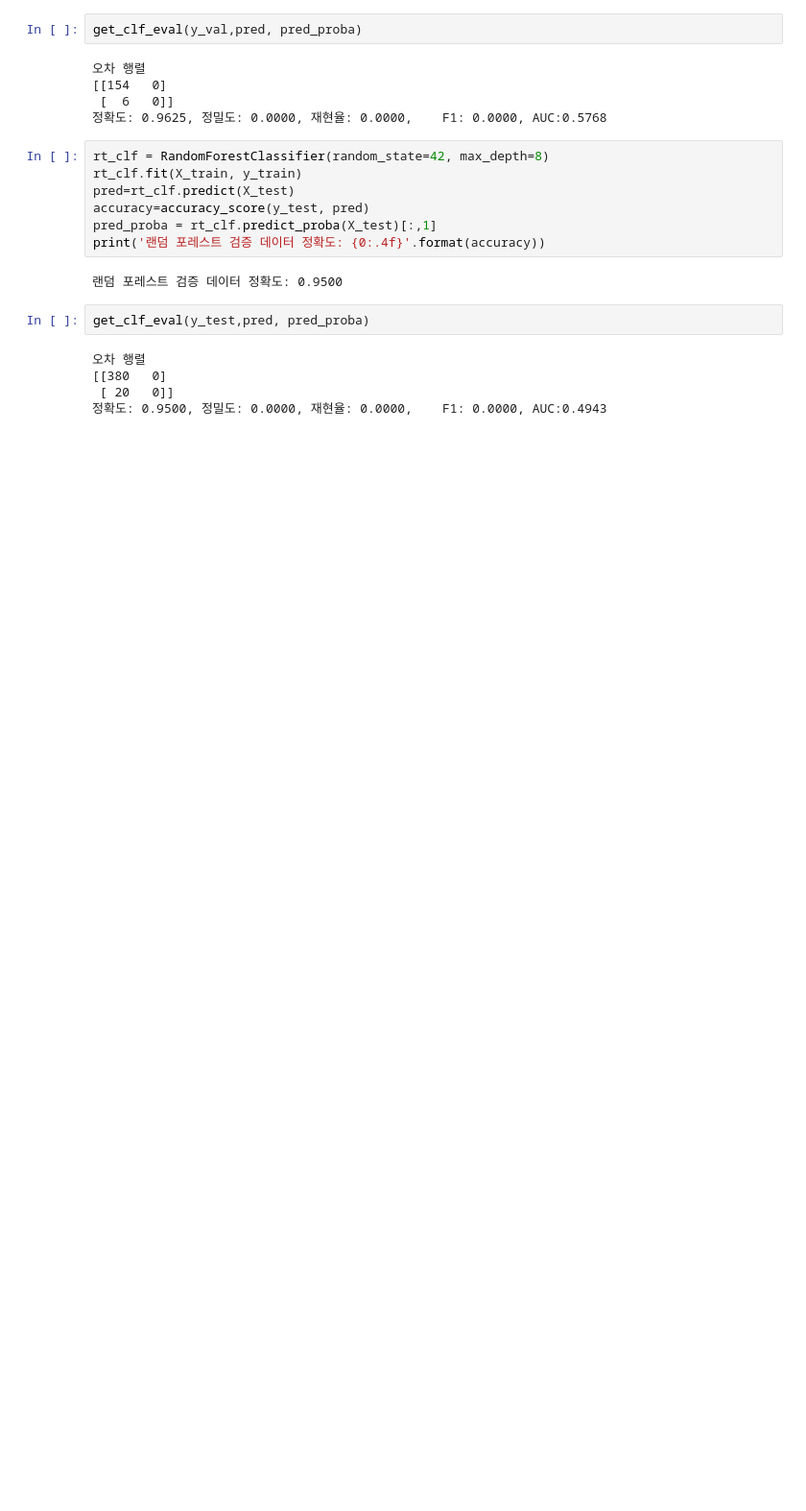
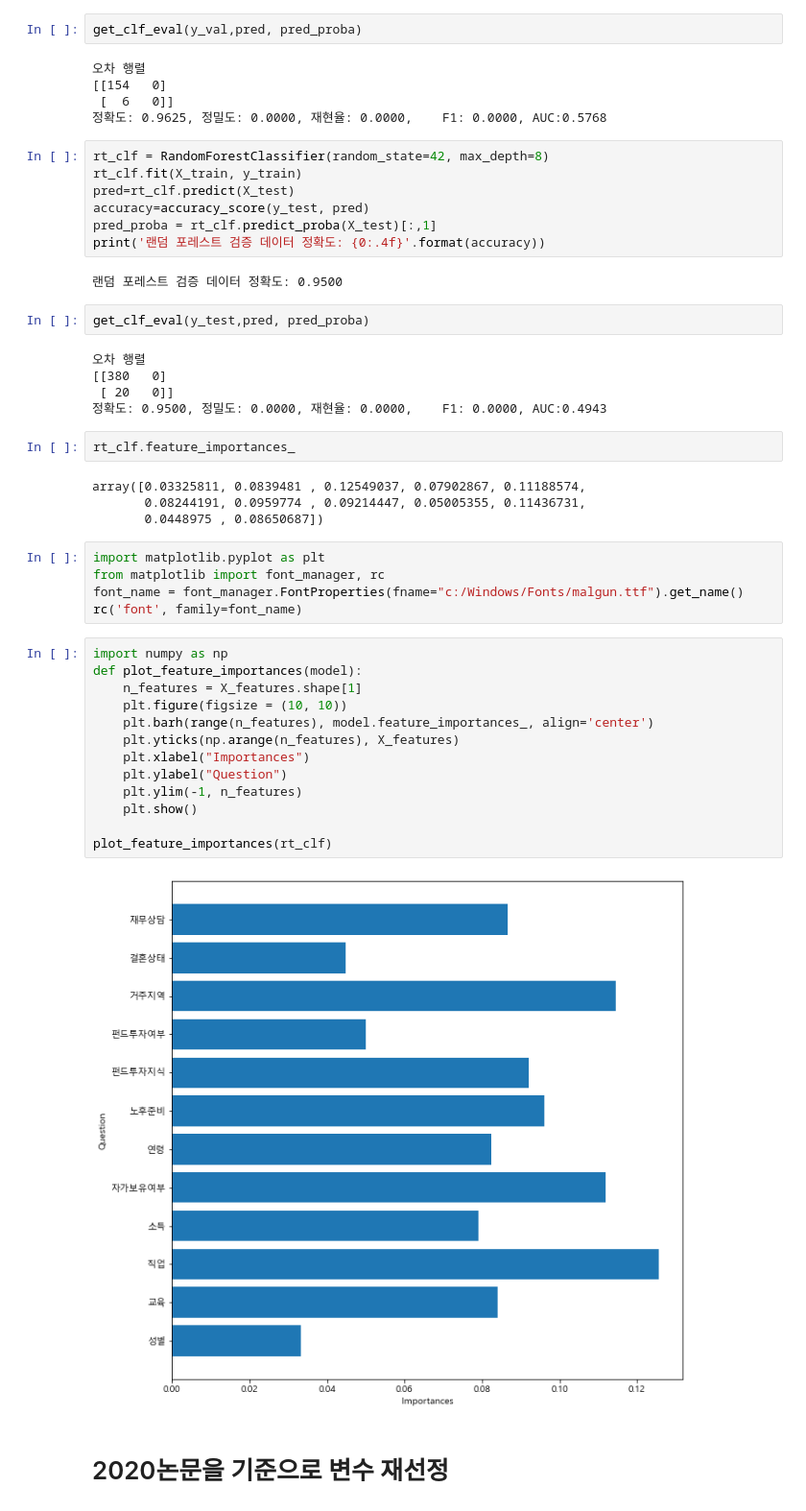
Before and after one commit to S-SIRIUS/Fraud-factor-analysis, a Jupyter notebook: 한국사기현황&금융웰빙_머신러닝모델+Feature Importance 파악.ipynb, the cells around one changed output. Shown at 96% size. Cells and saved outputs as stored; diff of their text form; blank space fills up the shorter version.

Commit message:
Add Feature Importance

```diff
--- a/한국사기현황&금융웰빙_머신러닝모델+Feature Importance 파악.ipynb
+++ b/한국사기현황&금융웰빙_머신러닝모델+Feature Importance 파악.ipynb
@@ -314,3 +314,31 @@ get_clf_eval(y_test,pred, pred_proba)
 [[380   0]
  [ 20   0]]
 정확도: 0.9500, 정밀도: 0.0000, 재현율: 0.0000,    F1: 0.0000, AUC:0.4943
+# %%
+rt_clf.feature_importances_
+# %% [output]
+array([0.03325811, 0.0839481 , 0.12549037, 0.07902867, 0.11188574,
+       0.08244191, 0.0959774 , 0.09214447, 0.05005355, 0.11436731,
+       0.0448975 , 0.08650687])
+# %%
+import matplotlib.pyplot as plt
+from matplotlib import font_manager, rc
+font_name = font_manager.FontProperties(fname="c:/Windows/Fonts/malgun.ttf").get_name()
+rc('font', family=font_name)
+# %%
+import numpy as np
+def plot_feature_importances(model):
+    n_features = X_features.shape[1]
+    plt.figure(figsize = (10, 10))
+    plt.barh(range(n_features), model.feature_importances_, align='center')
+    plt.yticks(np.arange(n_features), X_features)
+    plt.xlabel("Importances")
+    plt.ylabel("Question")
+    plt.ylim(-1, n_features)
+    plt.show()
+
+plot_feature_importances(rt_clf)
+# %% [output]
+[figure, added]
+# %% [markdown]
+# 2020논문을 기준으로 변수 재선정
```
Also changed, not shown: parts of 8 cells of this notebook, 1 other file.
